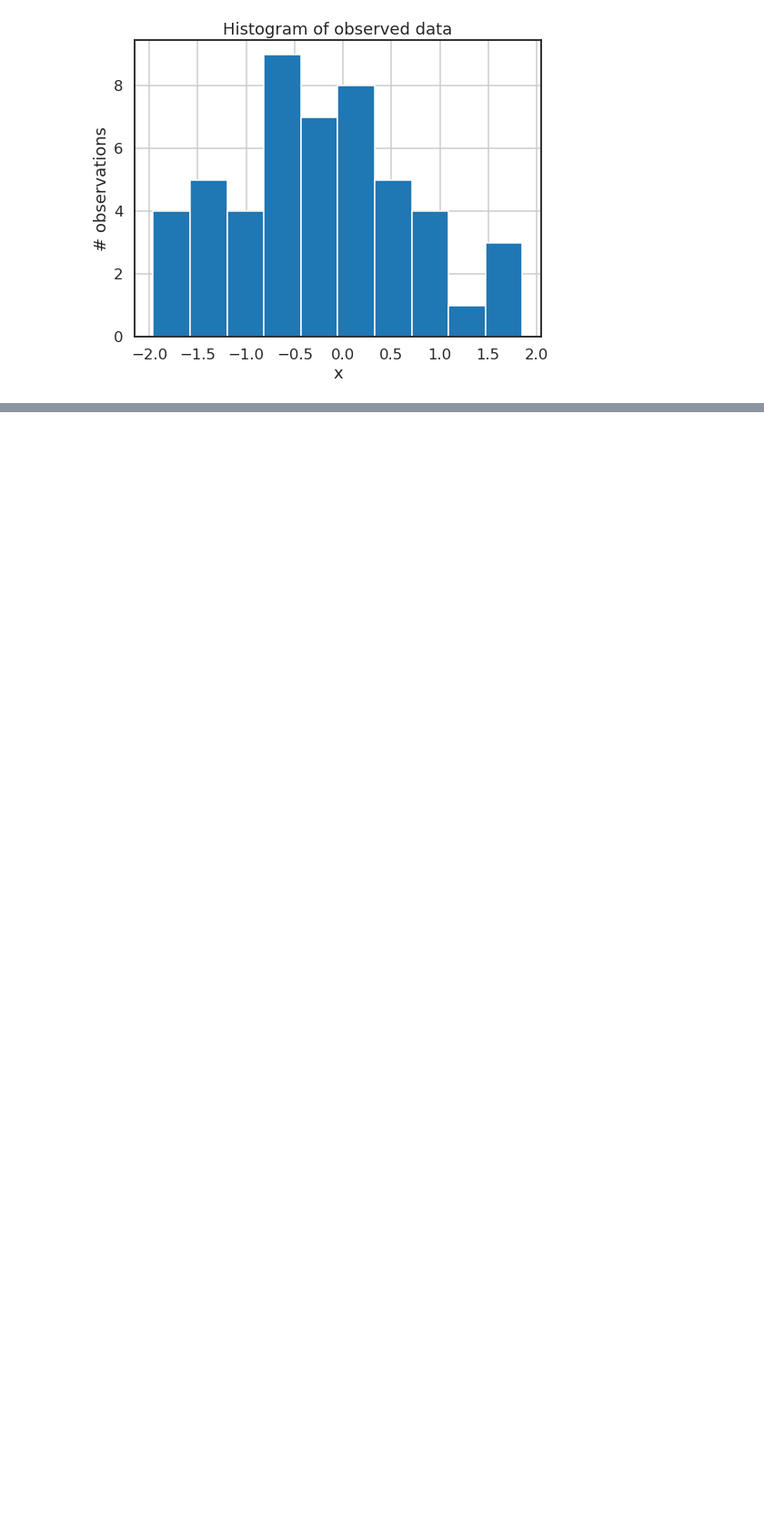
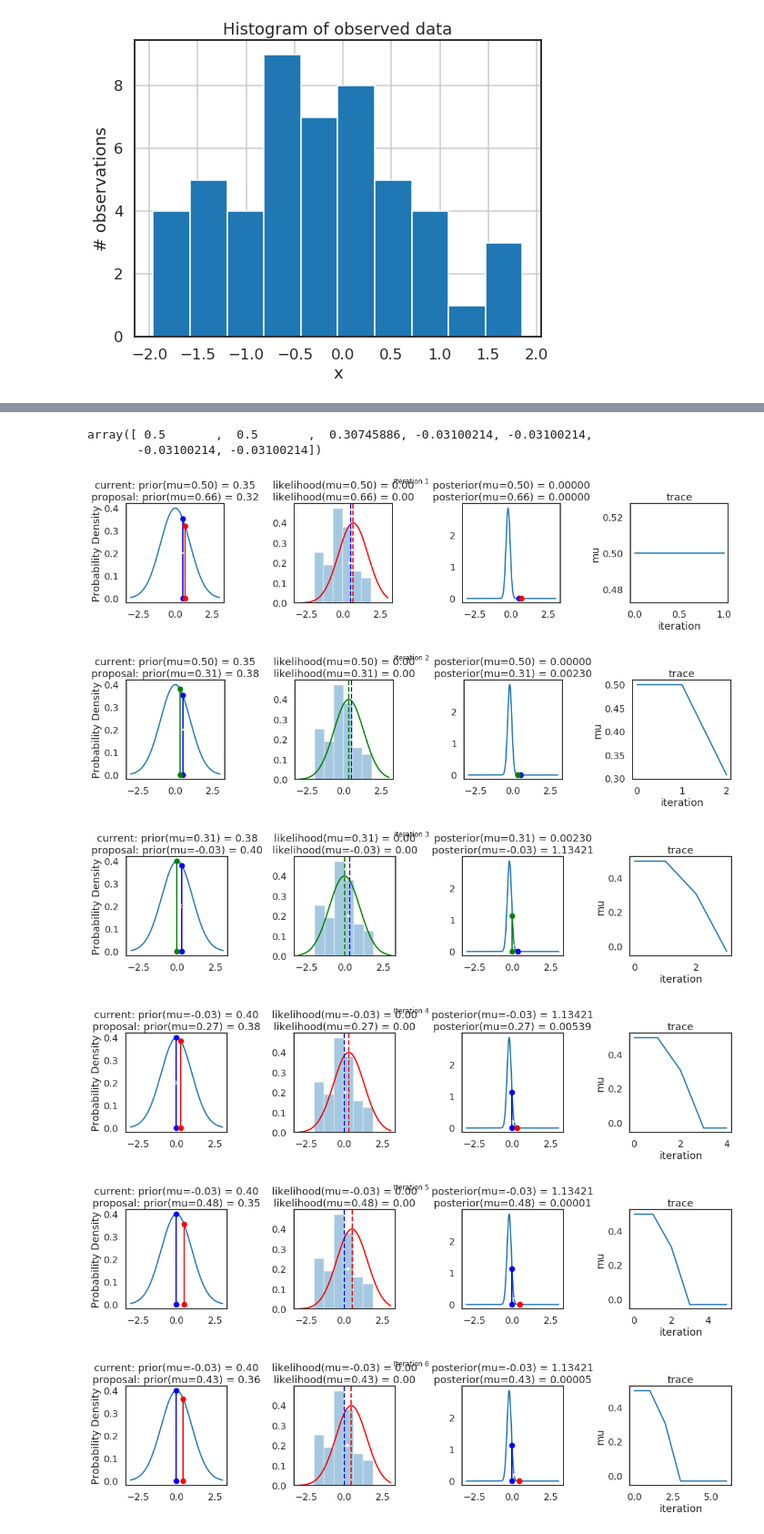
Before and after one commit to franklu2014/data_science_with_airflow, a Jupyter notebook: Simpler_MCMC.ipynb, the cells around one changed output, grey strips where cells are left out. Shown at 91% size. Cells and saved outputs as stored; diff of their text form; code cells hidden in the pictures; blank space fills up the shorter version.

```diff
--- a/Simpler_MCMC.ipynb
+++ b/Simpler_MCMC.ipynb
@@ -56,0 +160,11 @@ plt.grid()
+# %%
+sampler(data, samples = 6, mu_init = 0.5, plot = True)
+# %% [output]
+array([ 0.5       ,  0.5       ,  0.30745886, -0.03100214, -0.03100214,
+       -0.03100214, -0.03100214])
+[figure, added]
+[figure, added]
+[figure, added]
+[figure, added]
+[figure, added]
+[figure, added]
```
Also changed, not shown: parts of 7 cells of this notebook.
